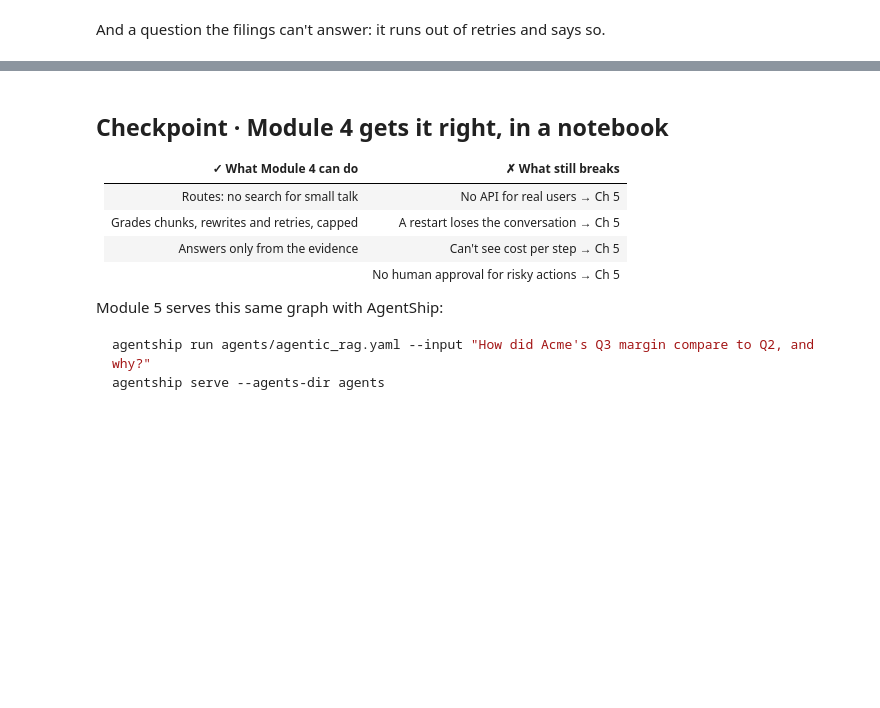
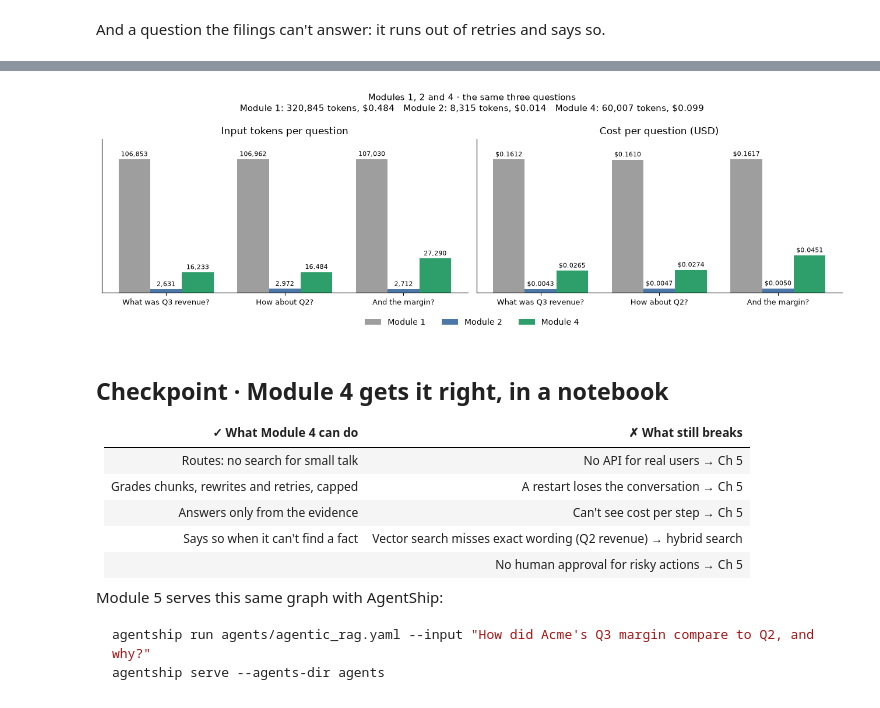
Before and after one commit to Parv17k/AgenticRAGLabs, a Jupyter notebook: demos/module_4_search_with_judgment.ipynb, the cells around one changed output, grey strips where cells are left out. Cells and saved outputs as stored; diff of their text form; code cells hidden in the pictures; blank space fills up the shorter version.

```diff
--- a/demos/module_4_search_with_judgment.ipynb
+++ b/demos/module_4_search_with_judgment.ipynb
@@ -259,12 +274,29 @@ except Exception: # offline: the Mermaid source, to paste into https://mermaid.l
 Stream each run with `stream_mode="updates"` to see which path it took.
 # %%
 from uuid import uuid4
+
+runs = [] # tokens and cost per question, for the charts at the end
 
 
 def run(question: str, thread: str | None = None) -> None:
     """One question, on a new thread unless you pass one, so each demo starts clean."""
     print(f"› {question}\n")
     cfg = {"configurable": {"thread_id": thread or str(uuid4())}, "recursion_limit": 25}
+    start = time.perf_counter()
+    with get_usage_metadata_callback() as usage: # adds up every model call: agent, grade, rewrite, verify
+        _stream(question, cfg)
+    latency = time.perf_counter() - start
+    tokens_in = sum(u["input_tokens"] for u in usage.usage_metadata.values())
+    tokens_out = sum(u["output_tokens"] for u in usage.usage_metadata.values())
+    cost = price(tokens_in, tokens_out)
+    runs.append({"question": question, "prompt_tokens": tokens_in, "completion_tokens": tokens_out,
+                 "latency_s": round(latency, 2), "cost_usd": cost})
+    print(f"\nprompt_tokens={tokens_in:,} completion_tokens={tokens_out:,} "
+          f"latency={latency:.2f}s cost={'$%.4f' % cost if cost is not None else 'n/a'}\n")
+
+
+def _stream(question: str, cfg: dict) -> None:
+    """Print which node ran and what it did, as the graph runs."""
     for step in app.stream({"messages": [("user", question)]}, cfg, stream_mode="updates"):
         for node, update in step.items():
             update = update or {}
@@ -283,6 +315,5 @@ def run(question: str, thread: str | None = None) -> None:
                 print(f" {node:>8} → retry {update['retries']}: {update['query']!r}")
             if node == "verify" and update.get("verified") and not update.get("messages"):
                 print(f" {node:>8} → every claim is in the evidence")
-    print()
 # %%
 run("Hi!")
@@ -301,3 +515,12 @@ run("How much did Acme spend on its company holiday party?")
+# %%
+conversation = runs[-3:] # the three questions above
+save_runs("module_4", conversation)
+earlier = {m: r for m, r in [("Module 1", load_runs("module_1")), ("Module 2", load_runs("module_2"))] if r}
+if len(earlier) < 2:
+    print("Run Modules 1 and 2 first to chart against them.")
+compare(earlier | {"Module 4": conversation}, "Modules 1, 2 and 4 · the same three questions")
+# %% [output]
+[figure, added]
 # %% [markdown]
 ## Checkpoint · Module 4 gets it right, in a notebook
 
@@ -306,6 +529,7 @@ run("How much did Acme spend on its company holiday party?")
 | Routes: no search for small talk | No API for real users → Ch 5 |
 | Grades chunks, rewrites and retries, capped | A restart loses the conversation → Ch 5 |
 | Answers only from the evidence | Can't see cost per step → Ch 5 |
+| Says so when it can't find a fact | Vector search misses exact wording (Q2 revenue) → hybrid search |
 | | No human approval for risky actions → Ch 5 |
 
 Module 5 serves this same graph with AgentShip:
```
Also changed, not shown: parts of 17 cells of this notebook, 12 other files.
